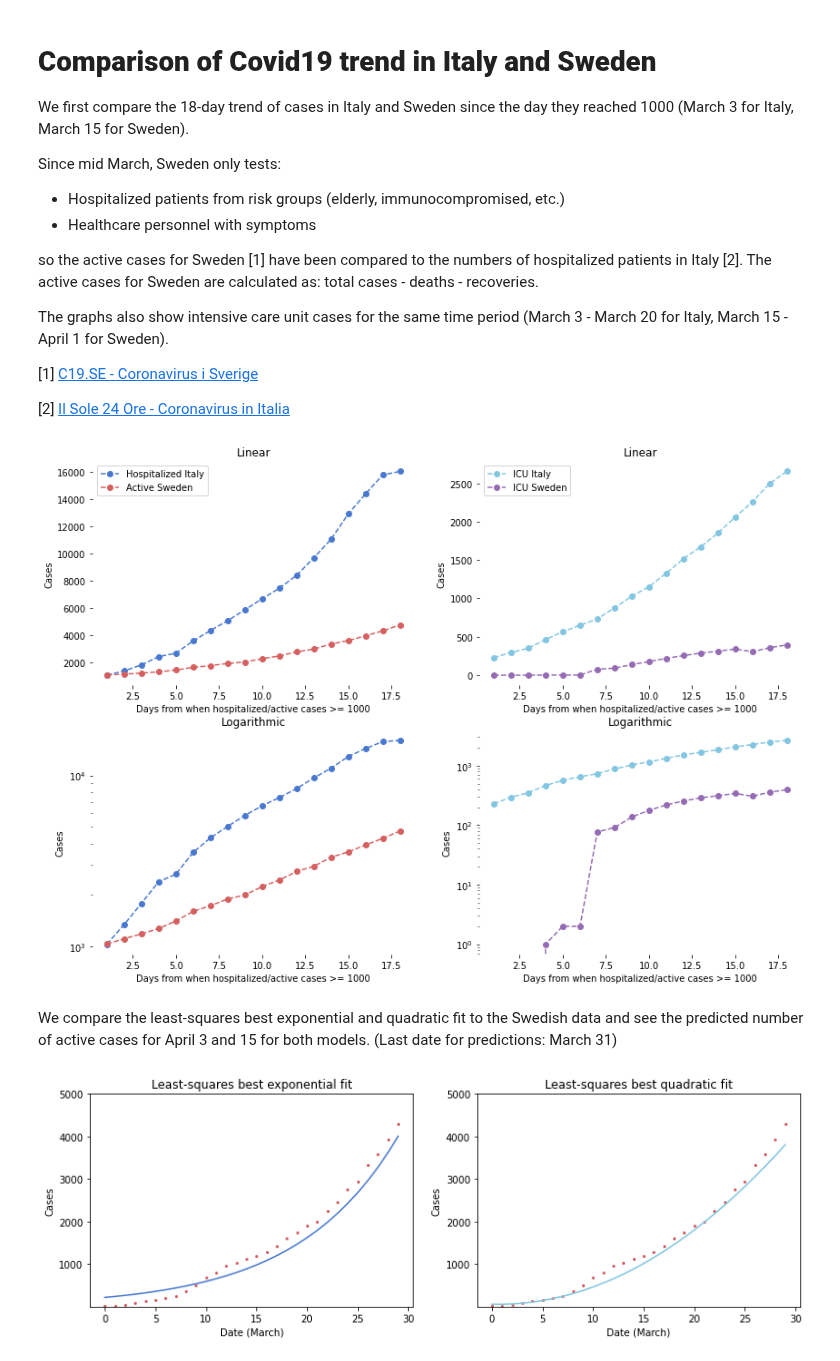
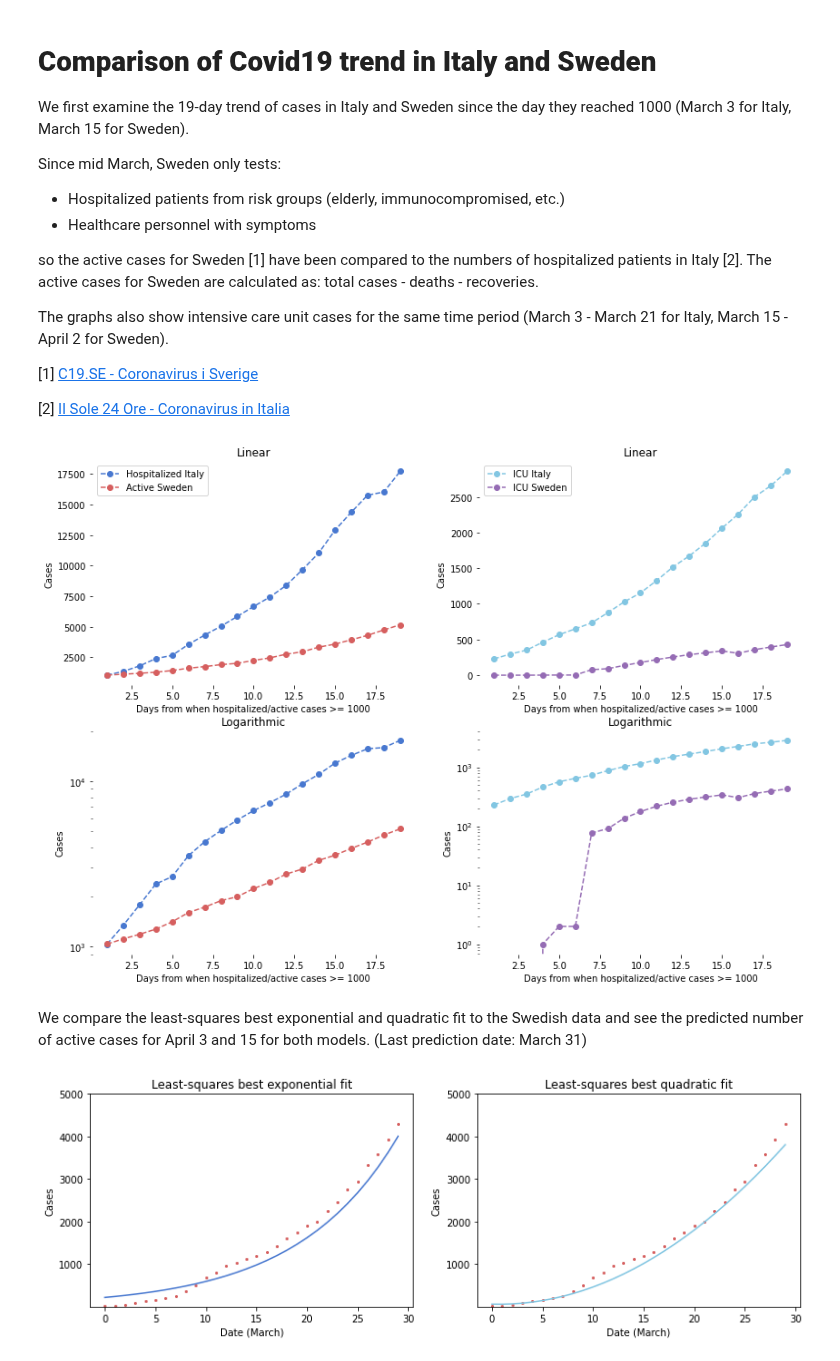
Before and after one commit to eera-l/Covid19-Sweden-Overview, a Jupyter notebook: c19-it-swe.ipynb, the cells around one changed output. Cells and saved outputs as stored; diff of their text form; code cells hidden in the pictures.

```diff
--- a/c19-it-swe.ipynb
+++ b/c19-it-swe.ipynb
@@ -1,7 +1,7 @@
 # %% [markdown]
 # **Comparison of Covid19 trend in Italy and Sweden**
 
-We first compare the 18-day trend of cases in Italy and Sweden since the day they reached 1000 (March 3 for Italy, March 15 for Sweden).
+We first examine the 19-day trend of cases in Italy and Sweden since the day they reached 1000 (March 3 for Italy, March 15 for Sweden).
 
 Since mid March, Sweden only tests:
 
@@ -10,7 +10,7 @@ Since mid March, Sweden only tests:
 
 so the active cases for Sweden [1] have been compared to the numbers of hospitalized patients in Italy [2]. The active cases for Sweden are calculated as: total cases - deaths - recoveries.
 
-The graphs also show intensive care unit cases for the same time period (March 3 - March 20 for Italy, March 15 - April 1 for Sweden).
+The graphs also show intensive care unit cases for the same time period (March 3 - March 21 for Italy, March 15 - April 2 for Sweden).
 
 [1] [C19.SE - Coronavirus i Sverige](https://c19.se/)
 
@@ -22,21 +22,21 @@ import seaborn as sns
 
 italy_hospitalized = [1034, 1346, 1790, 2394, 2651, 3550, 4316,
                      5038, 5838, 6650, 7426, 8372, 9663, 11025,
-                     12894, 14363, 15757, 16020]
+                     12894, 14363, 15757, 16020, 17708]
 
 sweden_active = [1036, 1113, 1187, 1276, 1412, 1607, 1734,
                 1897, 2003, 2243, 2448, 2747, 2948, 3326,
-                3574, 3928, 4291, 4735]
+                3574, 3928, 4291, 4735, 5157]
 
 italy_icu = [229, 295, 351, 462, 567,
              650, 733, 877, 1028, 1153,
              1328, 1518, 1672, 1851, 2060,
-             2257, 2498, 2655]
+             2257, 2498, 2655, 2857]
 
 sweden_icu = [0, 0, 0, 1, 2, 2,
               77, 91, 137, 177,
               219, 255, 287, 313,
-              340, 306, 358, 394]
+              340, 306, 358, 394, 429]
 
 x = np.arange(1, len(italy_hospitalized) + 1)
 
@@ -52,36 +52,36 @@ ax1.set_ylabel('Cases')
 ax2 = fig.add_subplot(223)
 ax2.plot(x, italy_hospitalized, '--bo')
 ax2.plot(x, sweden_active, '--ro')
 ax2.set_title('Logarithmic')
 ax2.set_xlabel('Days from when hospitalized/active cases >= 1000')
 ax2.set_ylabel('Cases')
 ax2.set_yscale('log')
 
 ax3 = fig.add_subplot(222)
 ax3.plot(x, italy_icu, '--co', label='ICU Italy')
 ax3.plot(x, sweden_icu, '--mo', label='ICU Sweden')
 ax3.legend(loc="upper left")
 ax3.set_title('Linear')
 ax3.set_xlabel('Days from when hospitalized/active cases >= 1000')
 ax3.set_ylabel('Cases')
 
 ax4 = fig.add_subplot(224)
 ax4.plot(x, italy_icu, '--co')
 ax4.plot(x, sweden_icu, '--mo')
 ax4.set_title('Logarithmic')
 ax4.set_xlabel('Days from when hospitalized/active cases >= 1000')
 ax4.set_ylabel('Cases')
 ax4.set_yscale('log')
 
 sns.set_color_codes('muted')
 sns.despine(left = True, bottom = True)
 fig.set_figheight(10)
 fig.set_figwidth(14)
 plt.show()
 # %% [output]
-[figure, old version]
+[figure, new version]
 # %% [markdown]
-We compare the least-squares best exponential and quadratic fit to the Swedish data and see the predicted number of active cases for April 3 and 15 for both models. (Last date for predictions: March 31)
+We compare the least-squares best exponential and quadratic fit to the Swedish data and see the predicted number of active cases for April 3 and 15 for both models. (Last prediction date: March 31)
 # %%
 import numpy as np
 import matplotlib.pyplot as plt
```
Also changed, not shown: parts of 6 cells of this notebook.
